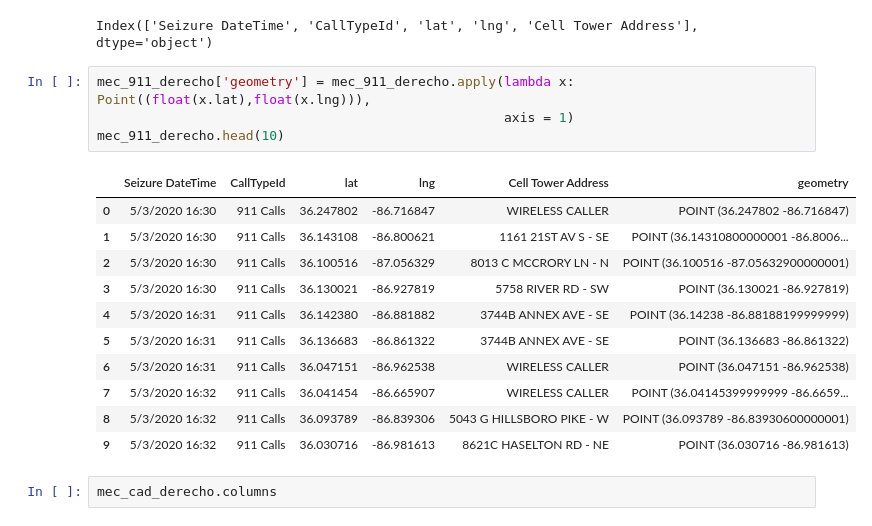
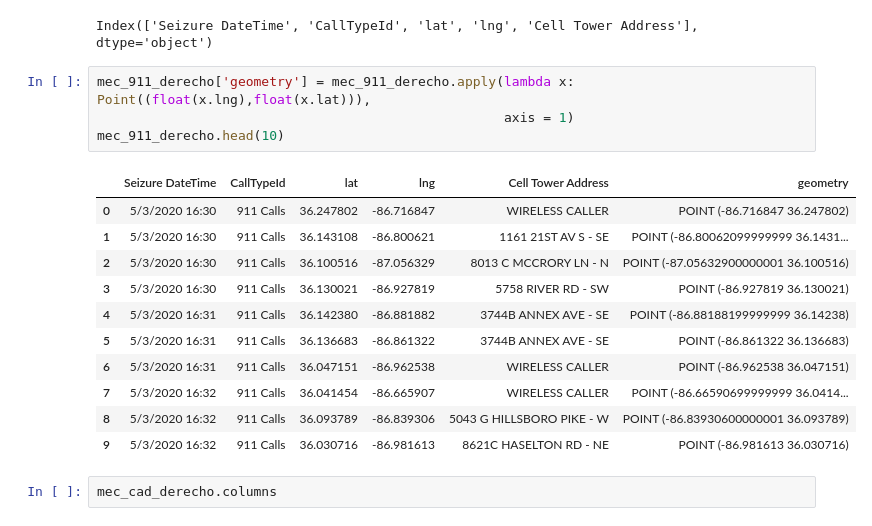
Before and after one commit to MrBardot/NSS-DDA2-metro-nashville-emergency, a Jupyter notebook: Untitled Folder/metro_comm_posey.ipynb, the cells around one changed output. Drawn from its saved outputs; the diff is of its cells as text.

```diff
--- a/Untitled Folder/metro_comm_posey.ipynb
+++ b/Untitled Folder/metro_comm_posey.ipynb
@@ -348,21 +352,21 @@ mec_911_derecho.columns
 # %% [output]
 Index(['Seizure DateTime', 'CallTypeId', 'lat', 'lng', 'Cell Tower Address'], dtype='object')
 # %%
-mec_911_derecho['geometry'] = mec_911_derecho.apply(lambda x: Point((float(x.lat),float(x.lng))),
+mec_911_derecho['geometry'] = mec_911_derecho.apply(lambda x: Point((float(x.lng),float(x.lat))),
                                                     axis = 1)
 mec_911_derecho.head(10)
 # %% [output]
 |  | Seizure DateTime | CallTypeId | lat | lng | Cell Tower Address | geometry |
-| 0 | 5/3/2020 16:30 | 911 Calls | 36.247802 | -86.716847 | WIRELESS CALLER | POINT (36.247802 -86.716847) |
-| 1 | 5/3/2020 16:30 | 911 Calls | 36.143108 | -86.800621 | 1161 21ST AV S - SE | POINT (36.14310800000001 -86.8006... |
-| 2 | 5/3/2020 16:30 | 911 Calls | 36.100516 | -87.056329 | 8013 C MCCRORY LN - N | POINT (36.100516 -87.05632900000001) |
-| 3 | 5/3/2020 16:30 | 911 Calls | 36.130021 | -86.927819 | 5758 RIVER RD - SW | POINT (36.130021 -86.927819) |
-| 4 | 5/3/2020 16:31 | 911 Calls | 36.142380 | -86.881882 | 3744B ANNEX AVE - SE | POINT (36.14238 -86.88188199999999) |
-| 5 | 5/3/2020 16:31 | 911 Calls | 36.136683 | -86.861322 | 3744B ANNEX AVE - SE | POINT (36.136683 -86.861322) |
-| 6 | 5/3/2020 16:31 | 911 Calls | 36.047151 | -86.962538 | WIRELESS CALLER | POINT (36.047151 -86.962538) |
-| 7 | 5/3/2020 16:32 | 911 Calls | 36.041454 | -86.665907 | WIRELESS CALLER | POINT (36.04145399999999 -86.6659... |
-| 8 | 5/3/2020 16:32 | 911 Calls | 36.093789 | -86.839306 | 5043 G HILLSBORO PIKE - W | POINT (36.093789 -86.83930600000001) |
-| 9 | 5/3/2020 16:32 | 911 Calls | 36.030716 | -86.981613 | 8621C HASELTON RD - NE | POINT (36.030716 -86.981613) |
+| 0 | 5/3/2020 16:30 | 911 Calls | 36.247802 | -86.716847 | WIRELESS CALLER | POINT (-86.716847 36.247802) |
+| 1 | 5/3/2020 16:30 | 911 Calls | 36.143108 | -86.800621 | 1161 21ST AV S - SE | POINT (-86.80062099999999 36.1431... |
+| 2 | 5/3/2020 16:30 | 911 Calls | 36.100516 | -87.056329 | 8013 C MCCRORY LN - N | POINT (-87.05632900000001 36.100516) |
+| 3 | 5/3/2020 16:30 | 911 Calls | 36.130021 | -86.927819 | 5758 RIVER RD - SW | POINT (-86.927819 36.130021) |
+| 4 | 5/3/2020 16:31 | 911 Calls | 36.142380 | -86.881882 | 3744B ANNEX AVE - SE | POINT (-86.88188199999999 36.14238) |
+| 5 | 5/3/2020 16:31 | 911 Calls | 36.136683 | -86.861322 | 3744B ANNEX AVE - SE | POINT (-86.861322 36.136683) |
+| 6 | 5/3/2020 16:31 | 911 Calls | 36.047151 | -86.962538 | WIRELESS CALLER | POINT (-86.962538 36.047151) |
+| 7 | 5/3/2020 16:32 | 911 Calls | 36.041454 | -86.665907 | WIRELESS CALLER | POINT (-86.66590699999999 36.0414... |
+| 8 | 5/3/2020 16:32 | 911 Calls | 36.093789 | -86.839306 | 5043 G HILLSBORO PIKE - W | POINT (-86.83930600000001 36.093789) |
+| 9 | 5/3/2020 16:32 | 911 Calls | 36.030716 | -86.981613 | 8621C HASELTON RD - NE | POINT (-86.981613 36.030716) |
 # %%
 mec_cad_derecho.columns
 # %% [output]
```
Also changed, not shown: parts of 30 cells of this notebook.
